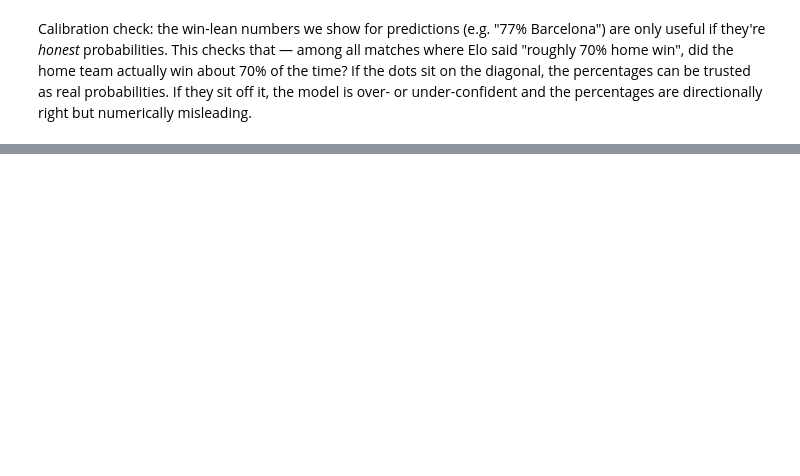
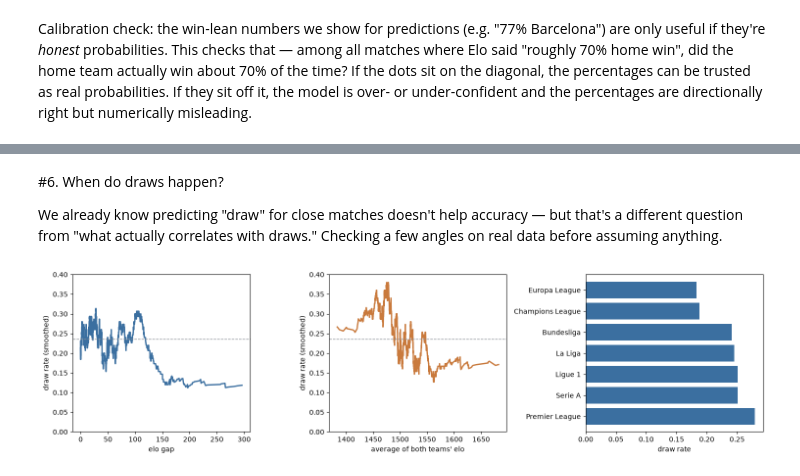
Before and after one commit to mglaz/champions-league-predictor-machine, a Jupyter notebook: champions_league_predictor.ipynb, the cells around one changed output, grey strips where cells are left out. Saved outputs shown, nothing was run; the diff lists cells and outputs as text; code cells hidden in the pictures; blank space fills up the shorter version.

Commit message:
Add draws and home/away win EDA sections; clarify coinflip framing; log home-advantage measurement and next-session modeling plan
Co-Authored-By: Claude Sonnet 5 <noreply@anthropic.com>

```diff
--- a/champions_league_predictor.ipynb
+++ b/champions_league_predictor.ipynb
@@ -378,0 +490,38 @@ upsets.sort_values("elo_diff", ascending=False).head(10)[upset_cols]
+# %% [markdown]
+#6. When do draws happen?
+
+We already know predicting "draw" for close matches doesn't help accuracy — but that's a different question from "what actually correlates with draws." Checking a few angles on real data before assuming anything.
+# %%
+valid["is_draw"] = (valid["actual_winner"] == "draw").astype(float)
+valid["avg_rating"] = (valid["home_elo_before"] + valid["away_elo_before"]) / 2
+overall_draw_rate = valid["is_draw"].mean()
+
+fig, axes = plt.subplots(1, 3, figsize=(15, 4))
+
+# draw rate vs elo gap: is a closer match actually more likely to be a draw?
+by_gap = valid.sort_values("elo_diff").reset_index(drop=True)
+by_gap["smoothed"] = by_gap["is_draw"].rolling(150, center=True, min_periods=50).mean()
+axes[0].plot(by_gap["elo_diff"], by_gap["smoothed"], color=BLUE, linewidth=2)
+axes[0].axhline(overall_draw_rate, color=GRAY, linestyle="--", linewidth=1)
+axes[0].set_xlabel("elo gap")
+axes[0].set_ylabel("draw rate (smoothed)")
+axes[0].set_ylim(0, 0.4)
+
+# draw rate vs how strong both teams are, regardless of gap between them
+by_strength = valid.sort_values("avg_rating").reset_index(drop=True)
+by_strength["smoothed"] = by_strength["is_draw"].rolling(150, center=True, min_periods=50).mean()
+axes[1].plot(by_strength["avg_rating"], by_strength["smoothed"], color=ORANGE, linewidth=2)
+axes[1].axhline(overall_draw_rate, color=GRAY, linestyle="--", linewidth=1)
+axes[1].set_xlabel("average of both teams' elo")
+axes[1].set_ylabel("draw rate (smoothed)")
+axes[1].set_ylim(0, 0.4)
+
+# draw rate by competition
+comp_draw_rate = valid.groupby("competition")["is_draw"].mean().sort_values(ascending=False)
+axes[2].barh(comp_draw_rate.index, comp_draw_rate.values, color=BLUE)
+axes[2].set_xlabel("draw rate")
+
+plt.tight_layout()
+plt.show()
+# %% [output]
+[figure, added]
```
Also changed, not shown: parts of 20 cells of this notebook, 1 other file.
